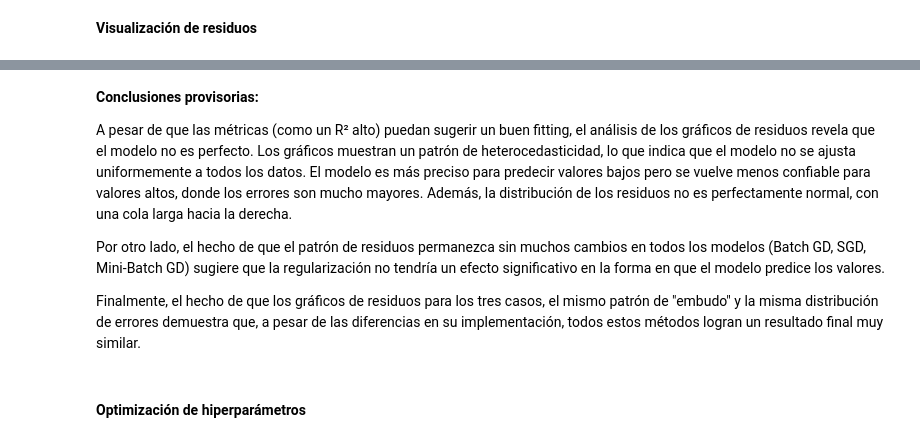
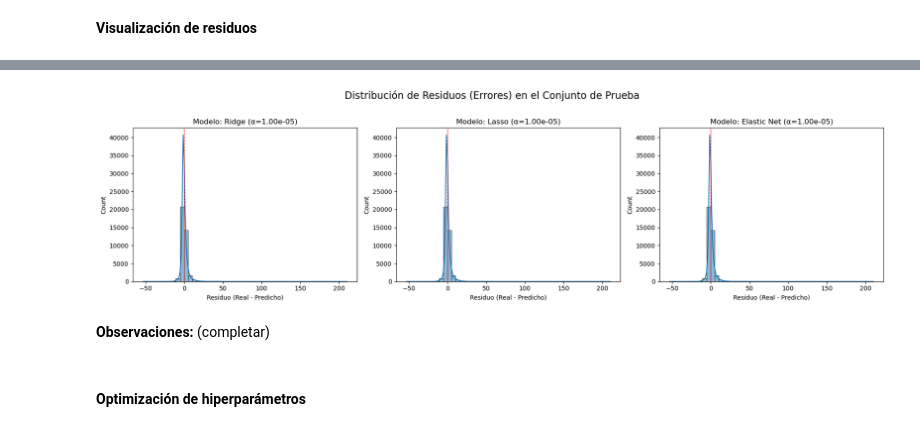
Before and after one commit to CaroRuiz92/AA1-TUIA-2025C2-Ruiz-Quispe, a Jupyter notebook: TP-Regresion-AA1-2025C1.ipynb, the cells around one changed output, grey strips where cells are left out. Drawn from its saved outputs; the diff is of its cells as text; code cells hidden in the pictures.

```diff
--- a/TP-Regresion-AA1-2025C1.ipynb
+++ b/TP-Regresion-AA1-2025C1.ipynb
@@ -991,25 +901,0 @@ Alpha alto (10.000 - 100.000): con valores altos de alpha, el R² baja a 0 o inc
-# %%
-alphas = [0.001, 0.01, 0.1, 1, 10, 100]
-l1_ratios = [0.1, 0.5, 0.9] # Probar diferentes combinaciones de regularización
-resultados = []
-
-for alpha in alphas:
-    for l1_ratio in l1_ratios:
-        # Inicializa y entrena el modelo Elastic Net
-        elastic_net_model = ElasticNet(alpha=alpha, l1_ratio=l1_ratio)
-        elastic_net_model.fit(X_train, y_train)
-
-        # Predicciones y métricas
-        for conj, X, y in [('train', X_train, y_train), ('test', X_test, y_test)]:
-            y_pred = elastic_net_model.predict(X)
-            resultados.append({
-                'Modelo': 'ElasticNet',
-                'Alpha': alpha,
-                'l1_ratio': l1_ratio,
-                'Conjunto': conj,
-                'R²': r2_score(y, y_pred),
-                'MSE': mean_squared_error(y, y_pred)
-            })
-
-df_resultados_elastic_net = pd.DataFrame(resultados)
-print(df_resultados_elastic_net)
@@ -1095,8 +1007,0 @@ El histograma muestra que la mayoría de los residuos se concentran en un rango
-# %% [markdown]
-**Conclusiones provisorias:**
-
-A pesar de que las métricas (como un R² alto) puedan sugerir un buen fitting, el análisis de los gráficos de residuos revela que el modelo no es perfecto. Los gráficos muestran un patrón de heterocedasticidad, lo que indica que el modelo no se ajusta uniformemente a todos los datos. El modelo es más preciso para predecir valores bajos pero se vuelve menos confiable para valores altos, donde los errores son mucho mayores. Además, la distribución de los residuos no es perfectamente normal, con una cola larga hacia la derecha.
-
-Por otro lado, el hecho de que el patrón de residuos permanezca sin muchos cambios en todos los modelos (Batch GD, SGD, Mini-Batch GD) sugiere que la regularización no tendría un efecto significativo en la forma en que el modelo predice los valores.
-
-Finalmente, el hecho de que los gráficos de residuos para los tres casos, el mismo patrón de "embudo" y la misma distribución de errores demuestra que, a pesar de las diferencias en su implementación, todos estos métodos logran un resultado final muy similar.
@@ -1103,3 +1061,9 @@ Finalmente, el hecho de que los gráficos de residuos para los tres casos, el mi
+# %%
+analizar_residuos_optimos(X_train, y_train, X_test, y_test, df_results)
+# %% [output]
+[figure, added]
+# %% [markdown]
+**Observaciones:** (completar)
 # %% [markdown]
 #### Optimización de hiperparámetros
 # %% [markdown]
```
Also changed, not shown: parts of 21 cells of this notebook.
